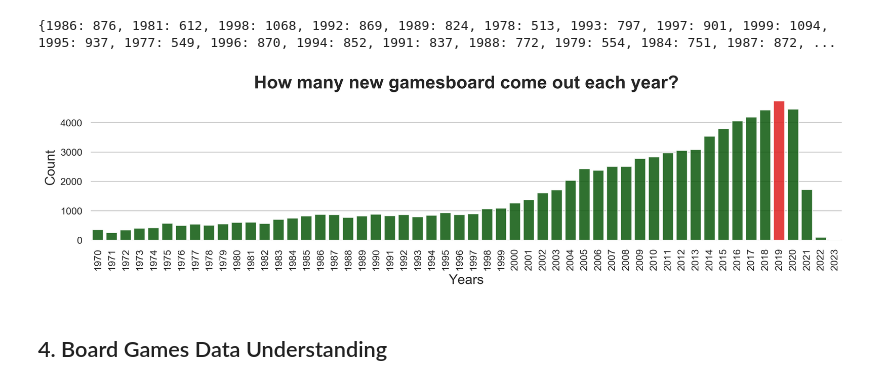
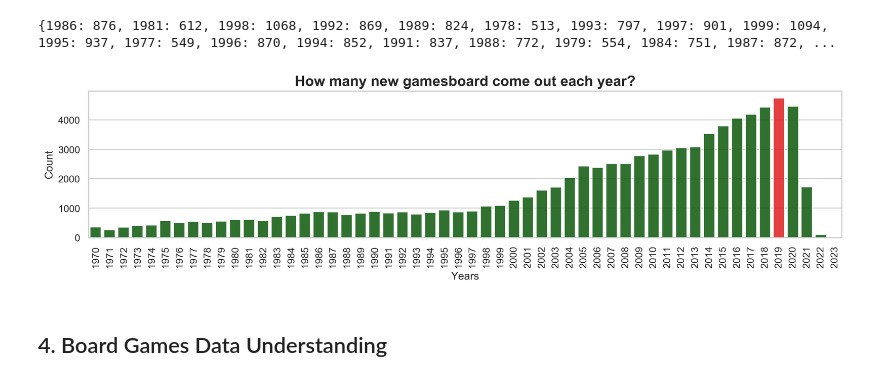
Before and after one commit to LourdesRodriguez/recommender_system, a Jupyter notebook: 2_Data_Understanding.ipynb, the cells around one changed output. Saved outputs shown, nothing was run; the diff lists cells and outputs as text; code cells hidden in the pictures.

```diff
--- a/2_Data_Understanding.ipynb
+++ b/2_Data_Understanding.ipynb
@@ -427,24 +427,24 @@ print(year_count)
 # %%
 yy= list(year_count.values())
 xy= list(year_count.keys())
 
 fig = plt.figure(figsize=(15,3), dpi=300)
 ax = fig.gca()
 
 sns.set_style("whitegrid")
 sns.set_context("notebook", font_scale = 1, rc={'axes.titlesize': 15})
 values = np.array(yy)
 clrs = ['darkgreen' if (x < max(values)) else 'red' for x in values ]
 bar=sns.barplot(x=xy, y=yy, ax=ax, palette=clrs, alpha = 0.85)
-sns.despine(left=True, bottom=True)
+#sns.despine(left=True, bottom=True)
 
 plt.setp(bar.get_xticklabels(), rotation=90)
-bar.set_title('How many new gamesboard come out each year?',fontdict= { 'fontsize': 20, 'fontweight':'bold'})
-bar.set_xlabel('Years',fontsize = 15, )
-bar.set_ylabel('Count',fontsize = 15 )
+bar.set_title('How many new gamesboard come out each year?',fontdict= { 'fontsize': 16, 'fontweight':'bold'})
+bar.set_xlabel('Years',fontsize = 12, )
+bar.set_ylabel('Count',fontsize = 12 )
 plt.show();
 # %% [output]
-[figure, old version]
+[figure, new version]
 # %% [markdown]
 <a id="udu"></a>
 
```
Also changed, not shown: parts of 5 cells of this notebook.
